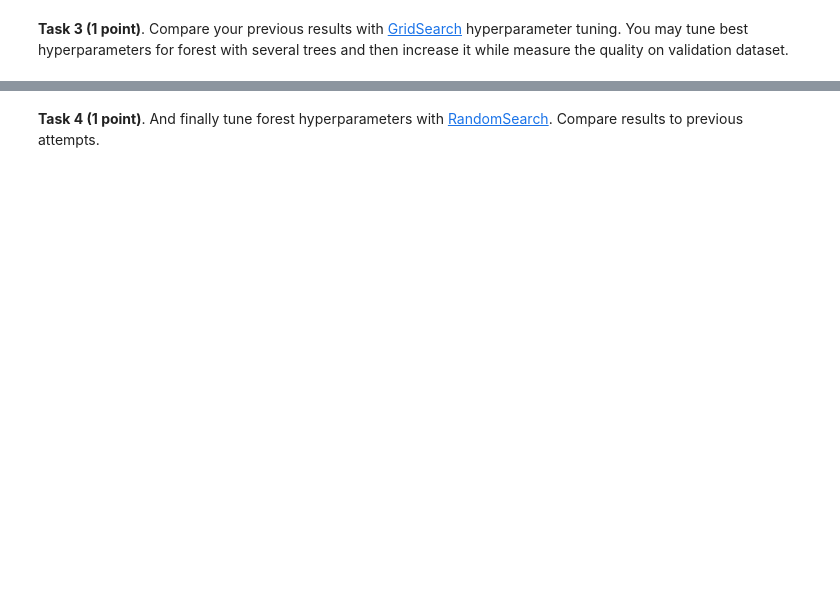
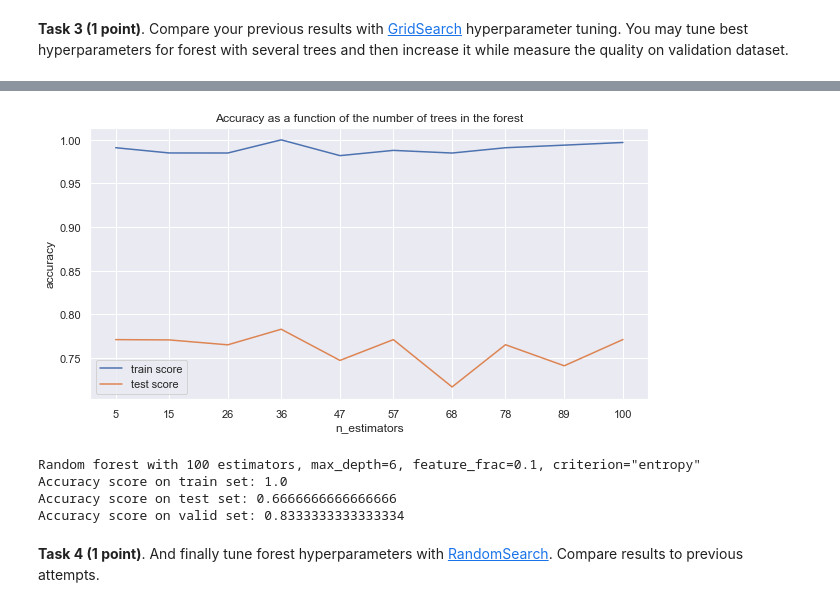
Before and after one commit to OksanaZaitseva/rsschool, a Jupyter notebook: 7_trees_and_ensembles/rf_classifier_final.ipynb, the cells around one changed output, grey strips where cells are left out. Saved outputs shown, nothing was run; the diff lists cells and outputs as text; code cells hidden in the pictures; blank space fills up the shorter version.

```diff
--- a/7_trees_and_ensembles/rf_classifier_final.ipynb
+++ b/7_trees_and_ensembles/rf_classifier_final.ipynb
@@ -203,7 +223,7 @@ class Tree(object):
         self.outcome_probs = None       # the predicted value if the tree is a leaf
         self.left_child = None
         self.right_child = None
-        self.random_gen = random_gen if random_gen is not None else np.random.default_rng()
+        self.rng = random_gen if random_gen is not None else np.random.default_rng()
 
     @property
     def is_terminal(self):
@@ -231,7 +251,7 @@ class Tree(object):
     def _find_best_split(self, X, y, n_features):
         """Find best feature and value for a split. Greedy algorithm."""
         # Sample random subset of features
-        subset = self.random_gen.choice(list(range(0, X.shape[1])), n_features, replace=False)
+        subset = self.rng.choice(list(range(0, X.shape[1])), n_features, replace=False)
 
         max_gain, max_col, max_val = None, None, None
 
@@ -293,10 +313,10 @@ class Tree(object):
 
         # Grow left and right child. Pass over the parent's random generator
         # for reproducible results
-        self.left_child = Tree(criterion=self.criterion, random_gen=self.random_gen)
+        self.left_child = Tree(criterion=self.criterion, random_gen=self.rng)
         self.left_child.fit(left_X, left_target, feature_frac=feature_frac, max_depth=max_depth)
 
-        self.right_child = Tree(criterion=self.criterion, random_gen=self.random_gen)
+        self.right_child = Tree(criterion=self.criterion, random_gen=self.rng)
         self.right_child.fit(right_X, right_target, feature_frac=feature_frac, max_depth=max_depth)
 
     def predict_row(self, row):
@@ -596,0 +654,13 @@ More information here [Gentle introduction to Grid and Random search](https://me
+# %%
+%%time
+np.random.seed(RANDOM_STATE)
+from sklearn.model_selection import GridSearchCV
+rng = np.random.default_rng(RANDOM_STATE)
+
+parameters = {'criterion':('entropy', 'gini'),
+              'max_depth': np.linspace(2, 10, 5, dtype=int),
+             'feature_frac': [0.1, 0.3, 0.5, 0.8, 1.0] }
+rfc = RandomForestClassifier(random_gen=rng, n_estimators=3)
+clf = GridSearchCV(rfc, parameters, scoring='accuracy', cv=3, return_train_score=True)
+clf.fit(pd.concat([X_train, X_test]), pd.concat([y_train, y_test]))
+clf.best_params_, clf.best_score_
@@ -596,0 +671,8 @@ More information here [Gentle introduction to Grid and Random search](https://me
+# %%
+%%time
+
+parameters = {'n_estimators': np.linspace(5, 100, 10, dtype=int)}
+rfc = RandomForestClassifier(random_gen=rng, criterion='entropy', max_depth=6, feature_frac=0.1)
+clf = GridSearchCV(rfc, parameters, scoring='accuracy', cv=3, return_train_score=True)
+clf.fit(pd.concat([X_train, X_test]), pd.concat([y_train, y_test]))
+clf.best_params_, clf.best_score_
@@ -597,2 +682,30 @@ More information here [Gentle introduction to Grid and Random search](https://me
+# %%
+plt.figure(figsize=(10, 5))
+plt.plot(pd.Series(clf.cv_results_['mean_train_score'], index=np.linspace(5, 100, 10, dtype=int)), label='train score')
+plt.plot(pd.Series(clf.cv_results_['mean_test_score'], index=np.linspace(5, 100, 10, dtype=int)), label='test score')
+plt.title("Accuracy as a function of the number of trees in the forest")
+plt.xticks(np.linspace(5, 100, 10, dtype=int))
+plt.xlabel('n_estimators')
+plt.ylabel('accuracy')
+plt.legend()
+plt.show();
+# %% [output]
+[figure, added]
+# %%
+rng = np.random.default_rng(RANDOM_STATE)
+model = RandomForestClassifier(n_estimators=100, criterion='entropy', max_depth=6, feature_frac=0.1, random_gen=rng)
+model.fit(X_train, y_train)
+pred_train = accuracy_score(y_train, model.predict(X_train.values))
+pred_test = accuracy_score(y_test, model.predict(X_test.values))
+pred_val = accuracy_score(y_valid, model.predict(X_valid.values))
+print('Random forest with 100 estimators, max_depth=6, feature_frac=0.1, criterion="entropy"')
+print(f'Accuracy score on train set: {pred_train}')
+print(f'Accuracy score on test set: {pred_test}')
+print(f'Accuracy score on valid set: {pred_val}')
+# %% [output]
+Random forest with 100 estimators, max_depth=6, feature_frac=0.1, criterion="entropy"
+Accuracy score on train set: 1.0
+Accuracy score on test set: 0.6666666666666666
+Accuracy score on valid set: 0.8333333333333334
 # %% [markdown]
 **Task 4 (1 point)**. And finally tune forest hyperparameters with [RandomSearch](https://scikit-learn.org/stable/modules/generated/sklearn.model_selection.RandomizedSearchCV.html). Compare results to previous attempts.
```
Also changed, not shown: parts of 51 cells of this notebook.
